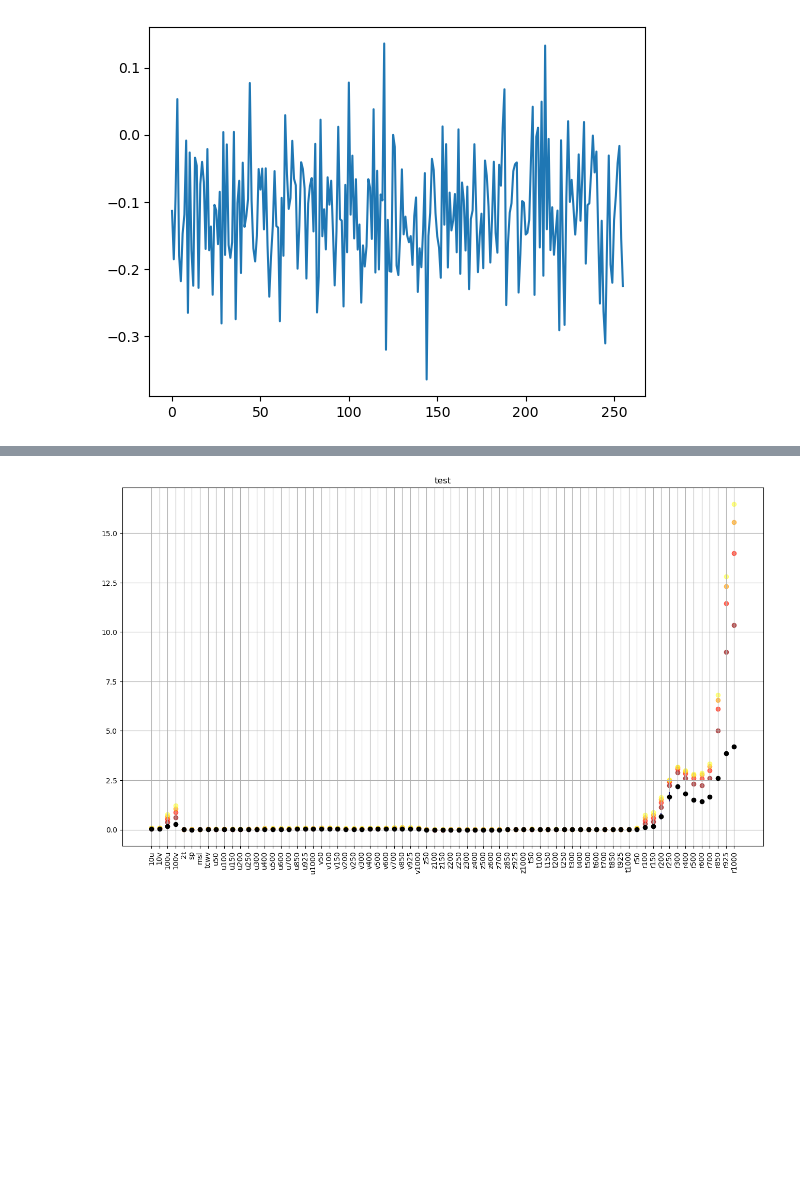
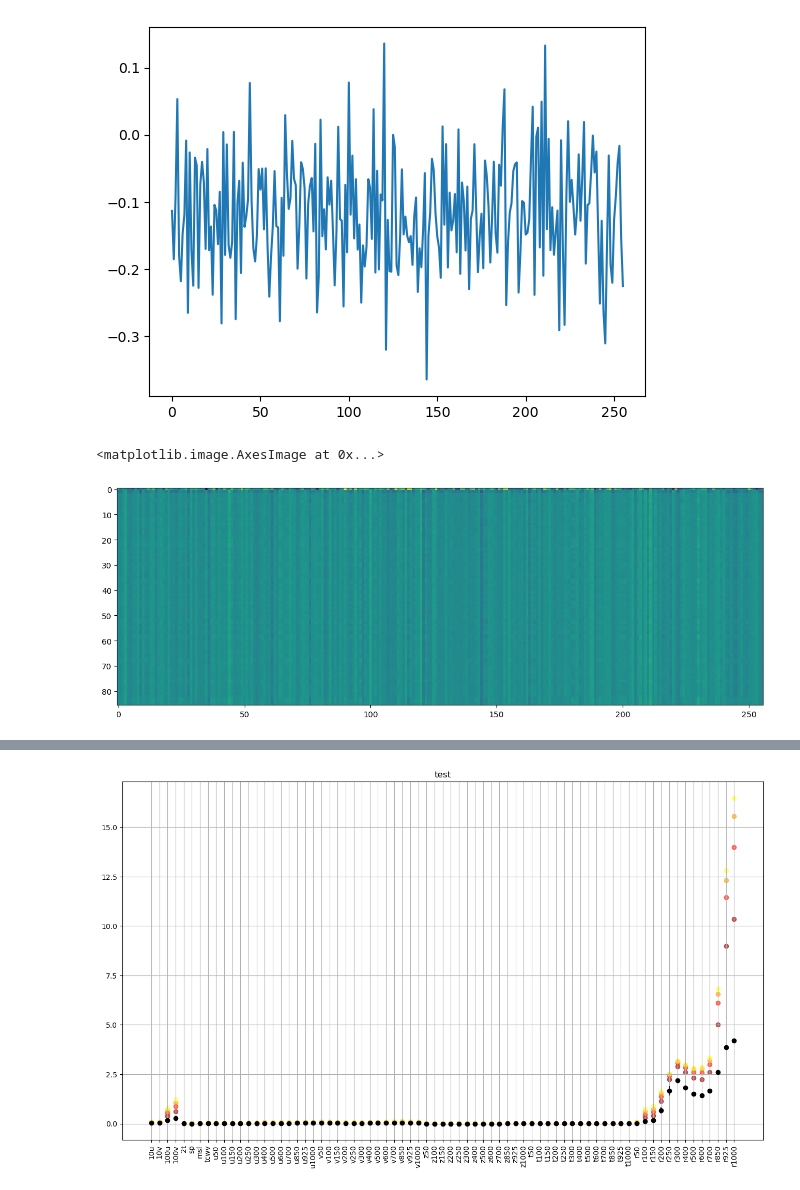
Before and after one commit to Slusny/Modulated-Spherical-Fourier-Neural-Operator, a Jupyter notebook: Visualization.ipynb, the cells around one changed output, grey strips where cells are left out. Saved outputs shown, nothing was run; the diff lists cells and outputs as text; code cells hidden in the pictures; blank space fills up the shorter version.

```diff
--- a/Visualization.ipynb
+++ b/Visualization.ipynb
@@ -62,3 +62,9 @@ plt.plot(gammas[80,:])
 # %% [output]
 [<matplotlib.lines.Line2D at 0x...>]
 [figure]
+# %%
+plt.figure(figsize=(50,5))
+plt.imshow(gammas)
+# %% [output]
+<matplotlib.image.AxesImage at 0x...>
+[figure, added]
```
Also changed, not shown: parts of 1 cell of this notebook, 1 other file.
